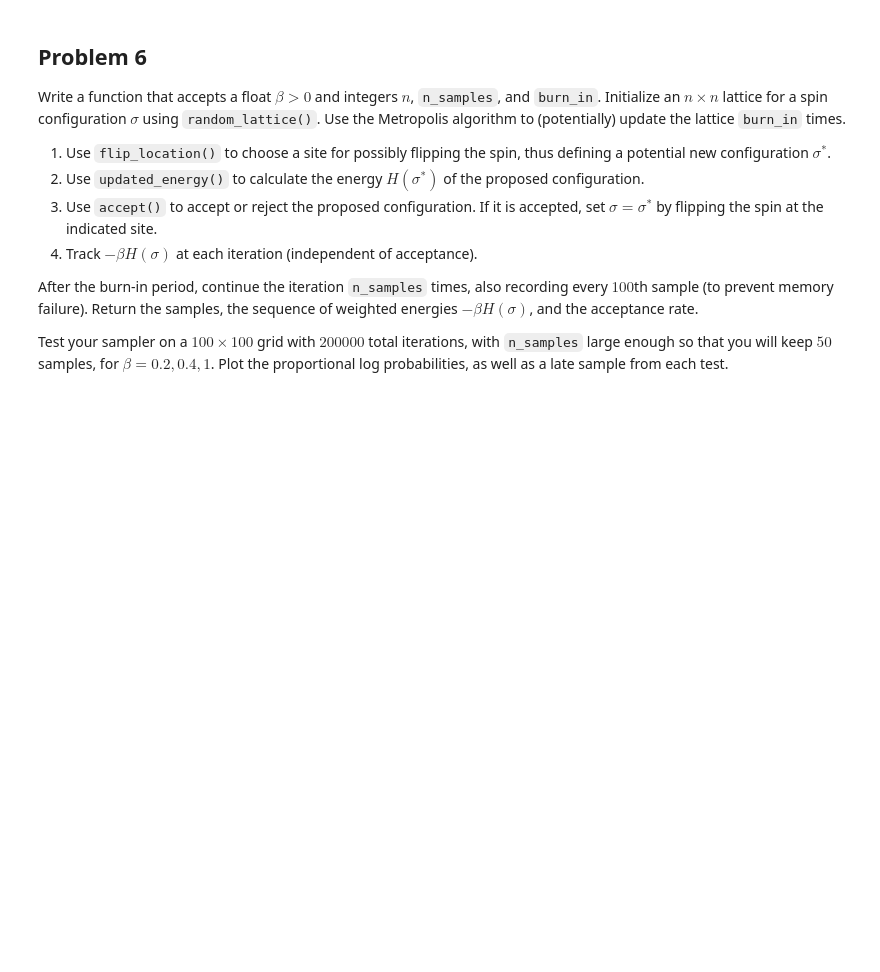
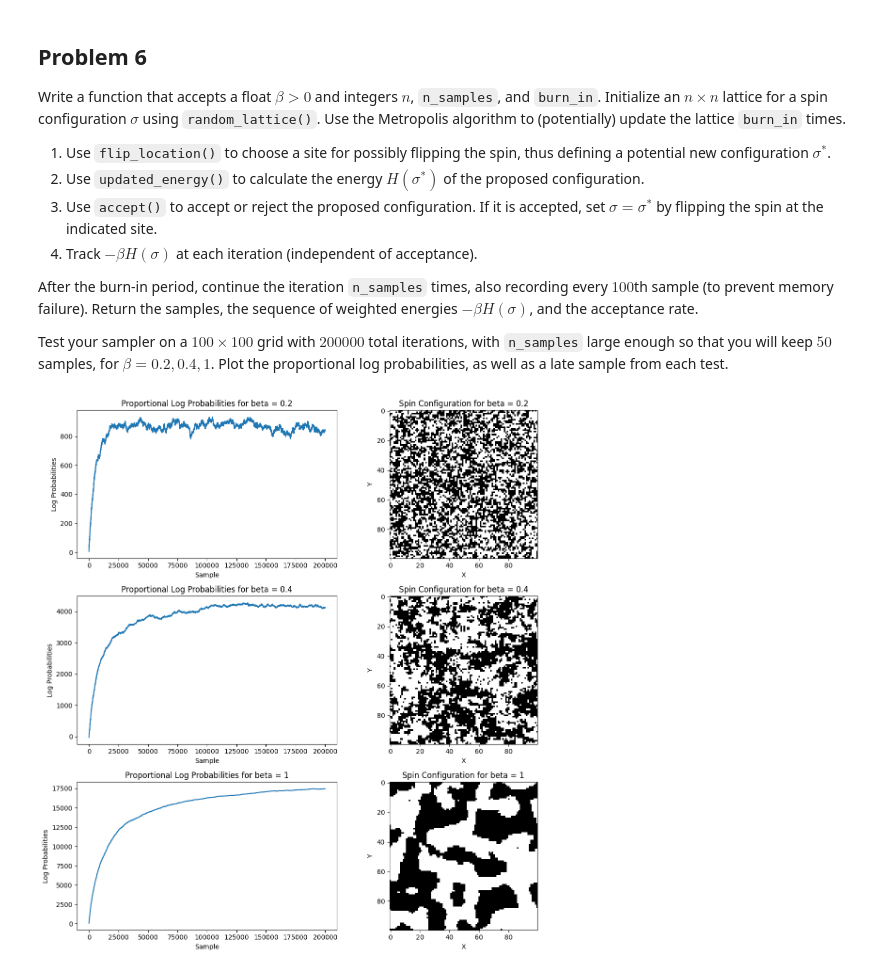
Before and after one commit to binDebug3/volume3, a Jupyter notebook: byu_vol3/Metropolis/metropolis.ipynb, the cells around one changed output. Cells and saved outputs as stored; diff of their text form; code cells hidden in the pictures; blank space fills up the shorter version.

```diff
--- a/byu_vol3/Metropolis/metropolis.ipynb
+++ b/byu_vol3/Metropolis/metropolis.ipynb
@@ -69,7 +172,7 @@ def lattice_energy(L):
     Returns:
      (float): The spinfiguration of the lattice.
     """
-    raise ValueError("Problem 2 is incomplete")
+    return -np.sum(L*np.roll(L, 1, axis=0) + L*np.roll(L, 1, axis=1))
 # %% [markdown]
 ## Problem 3
 
@@ -84,7 +187,7 @@ def flip_location(n):
     Returns:
      (index1, index2) (tuple): the tuple pair of the chosen indices.
     """
-    raise ValueError("Problem 3 is incomplete")
+    return (np.random.randint(0, n), np.random.randint(0, n))
 # %% [markdown]
 ## Problem 4
 
@@ -104,7 +207,8 @@ def updated_energy(L, L_energy, i, j):
     Returns:
      (float): the energy of the new updated lattice
     """
-    raise ValueError("Problem 4 is incomplete")
+    n = L.shape[0]
+    return L_energy + 2*L[i,j] * (L[(i-1)%n,j] + L[(i+1)%n,j] + L[i,(j-1)%n] + L[i,(j+1)%n])
 # %% [markdown]
 ## Problem 5
 
@@ -124,7 +228,10 @@ def accept(beta, energy_old, energy_new):
     Returns:
      (boolean): whether the new energy should be accepted or not
     """
-    raise ValueError("Problem 5 is incomplete")
+    if energy_new < energy_old:
+        return True
+    else:
+        return np.random.binomial(1, np.exp(-beta*(energy_new-energy_old)))
 # %% [markdown]
 ## Problem 6
 
@@ -159,0 +293,22 @@ def ising_metropolis(beta, n=100, n_samples=5000, burn_in=195000):
+# %%
+betas = [0.2, 0.4, 1]
+
+plt.figure(figsize=(12, 12))
+for i, beta in zip(range(0, 3), betas):
+    samples, energies, accept_ratio = ising_metropolis(beta)
+    plt.subplot(3, 2, 2*i + 1)
+    plt.plot(energies)
+    plt.title("Proportional Log Probabilities for beta = " + str(beta))
+    plt.xlabel("Sample")
+    plt.ylabel("Log Probabilities")
+
+    plt.subplot(3, 2, 2*i + 2)
+    plt.imshow(samples[-1], cmap="gray")
+    plt.title("Spin Configuration for beta = " + str(beta))
+    plt.xlabel("X")
+    plt.ylabel("Y")
+
+plt.tight_layout()
+plt.show()
+# %% [output]
+[figure, added]
```
Also changed, not shown: parts of 10 cells of this notebook, 4 other files.
